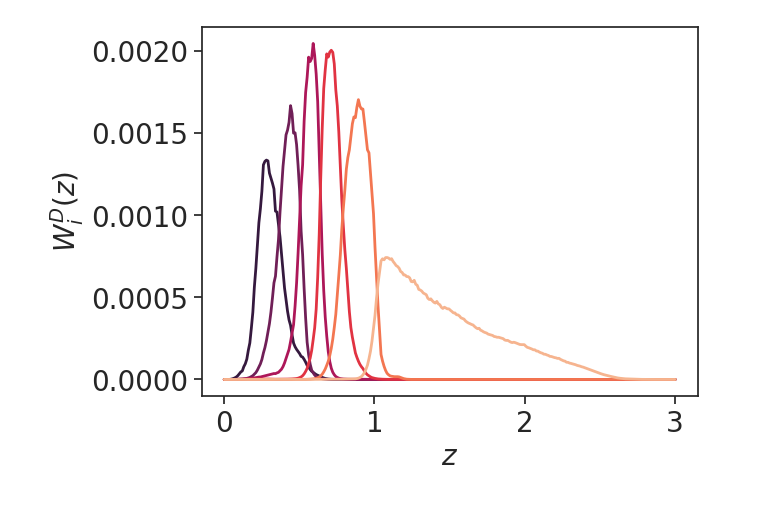
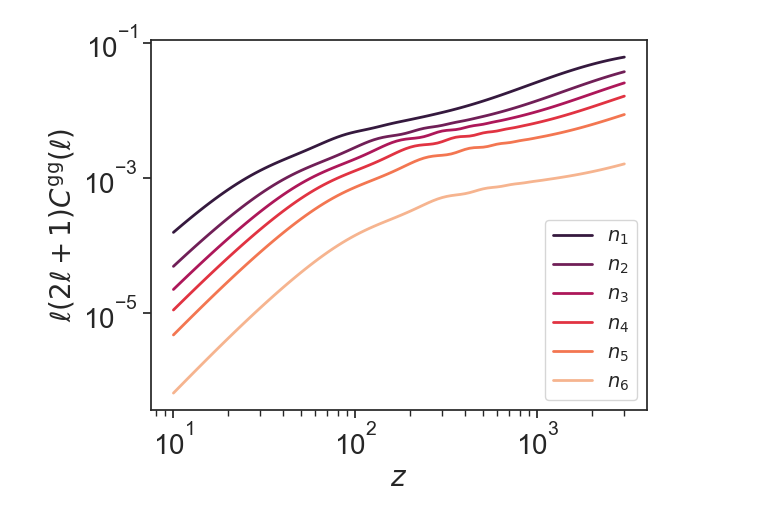
Before and after one commit to cloe-org/cloelib, a Jupyter notebook: notebooks/observables/photo.ipynb, the cells around one changed output. Drawn from its saved outputs; the diff is of its cells as text; code cells hidden in the pictures.

```diff
--- a/notebooks/observables/photo.ipynb
+++ b/notebooks/observables/photo.ipynb
@@ -66,10 +68,10 @@ for key in dndz_she.keys():
                         dndz_she[key], z_she)
 
 
-
+# Resampling the normalized n(z) with 300 values
 my_dndz_pos = np.vstack(list(dndz_pos_norm.values()))
 myz = np.linspace(1e-3, 3., 300)
-my_dndz_pos_norm = np.zeros([6, 300])
+my_dndz_pos_norm = np.zeros([len(dndz_pos.keys()), 300])
 for i in range(6):
     my_dndz_pos_norm[i,:] = np.interp(myz, z_pos, my_dndz_pos[i,:])
 # %%
@@ -107,7 +111,7 @@ w = -1
 wa = 0
 
 #background = JAXBackground(H0=H0,Omc=Omc,Omb=Omb, w=w, wa=wa, As = 3, sigma8=sigma8, Omk = 0.0, ns = 0.96, gamma_MG = 0.545)
-background = JAXBackground(67.74, 0.0486, 0.2589, 0.0, 3.0, 0.9667, -1.0, 0.0, 0.8159, 0.55)
+background = JAXBackground(67.74, 0.0486, 0.2589, 0.0, 2e-9, 0.9667, -1.0, 0.0, 0.8159, 0.55)
 # %%
 # Initialize Linear and NonLinearPerturbations
 linear_pert = JAXLinearPerturbations(background)
@@ -126,9 +134,11 @@ An NVIDIA GPU may be present on this machine, but a CUDA-enabled jaxlib is not i
 # %%
+# Define the tracers
+
 tracer_she = photo.ShearTracer(nonlinear_pert,
                             dndz=my_dndz_pos_norm,
                             z = myz,
                             intrinsic_aligment_model='zNLA',
-                            nuisance_params={'param1': 1.0})
+                            nuisance_params={'AIA': 1.72, 'CIA': 0.0134, 'EtaIA':-0.41})
 
 tracer_pos = photo.PositionsTracer(nonlinear_pert,
                             dndz=my_dndz_pos_norm,
@@ -136,3 +146,31 @@ tracer_pos = photo.PositionsTracer(nonlinear_pert,
                             magnification_bias_model = 'linear',
                             galaxy_bias_model= 'linear',
                             nuisance_params={'param1': 1.0})
+# %%
+# Plot the dndz
+i = 0
+j = 0
+fig, axs = plt.subplots(4, 1, figsize=(15,15))
+for ax in axs.flatten():
+    ax.tick_params(axis='both',which='both',direction='in')
+for i in dndz_pos.keys():
+    axs[0].plot(myz, tracer_pos.get_window_positions(myz)[i-1], label = '$n_{{{}}}$'.format(i), linewidth=2, color=sns.color_palette("rocket", len(dndz_pos.keys()))[i-1])
+for i in dndz_she.keys():
+    axs[1].plot(myz, tracer_she.get_lensing_window(myz)[i-1], label = '$n_{{{}}}$'.format(i), linewidth=2, color=sns.color_palette("mako", len(dndz_pos.keys()))[i-1])
+for i in dndz_she.keys():
+    axs[2].plot(myz, tracer_she.get_window_IA(myz)[i-1], label = '$n_{{{}}}$'.format(i), linewidth=2, color=sns.color_palette("mako", len(dndz_pos.keys()))[i-1])
+    j=j+1
+for i in dndz_she.keys():
+    axs[3].plot(myz, tracer_she.get_window(myz)[i-1], label = '$n_{{{}}}$'.format(i), linewidth=2, color=sns.color_palette("mako", len(dndz_pos.keys()))[i-1])
+    j=j+1
+
+axs[0].set_xlabel(r'$z$')
+axs[0].set_ylabel(r'$W^D_i(z)$')
+axs[1].set_ylabel(r'$W^\gamma_i(z)$')
+axs[2].set_ylabel(r'$W^{\rm IA}_i(z)$')
+axs[3].set_ylabel(r'$W^{\rm WL}_i(z)$')
+axs[0].legend(frameon=False, ncol=2, loc = 1);
+axs[1].legend(frameon=False, ncol=2, loc = 1);
+axs[2].legend(frameon=False, ncol=2, loc = 1);
+axs[3].legend(frameon=False, ncol=2, loc = 1);
+plt.tight_layout()
@@ -139,9 +187,8 @@ tracer_pos = photo.PositionsTracer(nonlinear_pert,
 # %%
-# Careful about the units of H(z)
-# Note the D for positions (euclidlib internal map pointer :) )
 for i in dndz_pos.keys():
-    plt.plot(myz, tracer_pos.get_window_positions(myz)[i-1], linewidth=2, color=sns.color_palette("rocket", len(dndz_pos.keys()))[i-1])
+    plt.loglog(ell_range, ell_range*(2*ell_range+1)*Cl_GG[:,i-1,i-1], label = '$n_{{{}}}$'.format(i), linewidth=2, color=sns.color_palette("rocket", len(dndz_pos.keys()))[i-1])
 plt.xlabel(r'$z$')
-plt.ylabel(r'$W^D_i(z)$');
+plt.ylabel(r'$\ell (2\ell +1)C^{\rm gg}(\ell)$');
+plt.legend(fontsize=14);
 # %% [output]
-[figure, old version]
+[figure, new version]
```
Also changed, not shown: parts of 16 cells of this notebook, 3 other files.
